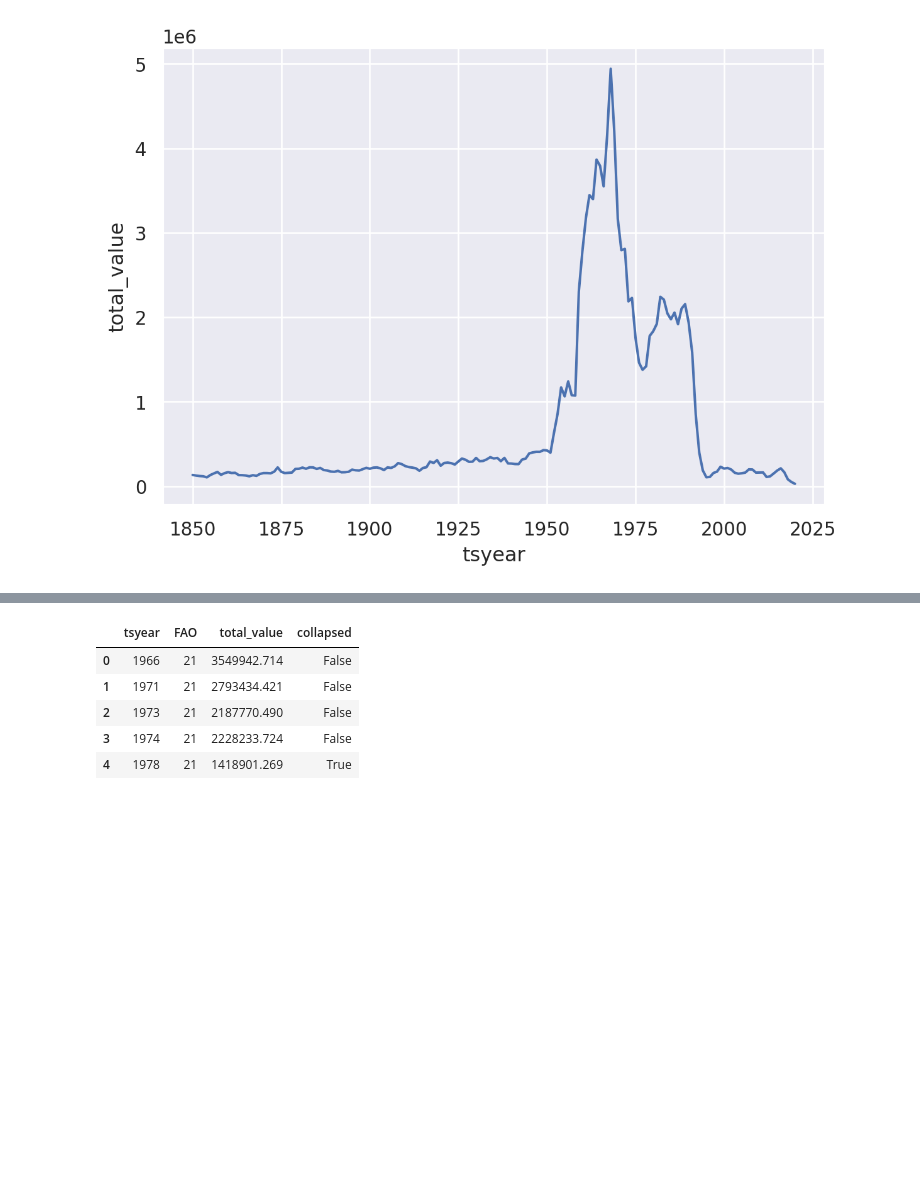
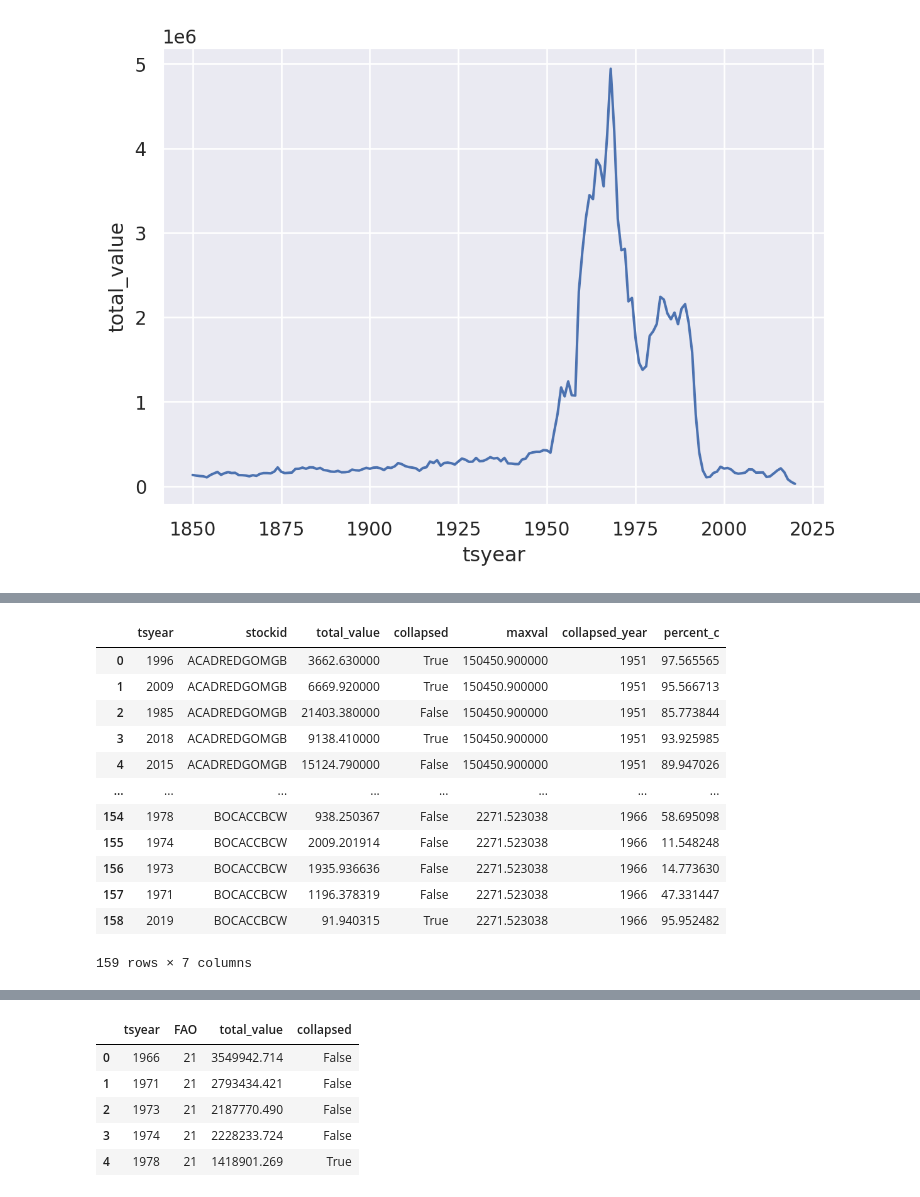
Before and after one commit to espm-288/fish-fishy-fish, a Jupyter notebook: notebook.ipynb, the cells around one changed output, grey strips where cells are left out. Drawn from its saved outputs; the diff is of its cells as text; code cells hidden in the pictures; blank space fills up the shorter version.

```diff
--- a/notebook.ipynb
+++ b/notebook.ipynb
@@ -147,0 +176,23 @@ cod_catch.select(_.region).distinct().execute()
+# %%
+fish_year_1 = (
+    fish_year
+    .join(max_year,"stockid")
+    .filter(_.tsyear > _.collapsed_year)
+    .mutate(percent_c = (1 - _.total_value/_.maxval)*100)
+    .filter(_.stockid.isin(["ACADREDGOMGB", "BLACKROCKCAL", "BOCACCBCW"])))
+
+fish_year_1.execute()
+# %% [output]
+|  | tsyear | stockid | total_value | collapsed | maxval | collapsed_year | percent_c |
+| 0 | 1996 | ACADREDGOMGB | 3662.630000 | True | 150450.900000 | 1951 | 97.565565 |
+| 1 | 2009 | ACADREDGOMGB | 6669.920000 | True | 150450.900000 | 1951 | 95.566713 |
+| 2 | 1985 | ACADREDGOMGB | 21403.380000 | False | 150450.900000 | 1951 | 85.773844 |
+| 3 | 2018 | ACADREDGOMGB | 9138.410000 | True | 150450.900000 | 1951 | 93.925985 |
+| 4 | 2015 | ACADREDGOMGB | 15124.790000 | False | 150450.900000 | 1951 | 89.947026 |
+| ... | ... | ... | ... | ... | ... | ... | ... |
+| 154 | 1978 | BOCACCBCW | 938.250367 | False | 2271.523038 | 1966 | 58.695098 |
+| 155 | 1974 | BOCACCBCW | 2009.201914 | False | 2271.523038 | 1966 | 11.548248 |
+| 156 | 1973 | BOCACCBCW | 1935.936636 | False | 2271.523038 | 1966 | 14.773630 |
+| 157 | 1971 | BOCACCBCW | 1196.378319 | False | 2271.523038 | 1966 | 47.331447 |
+| 158 | 2019 | BOCACCBCW | 91.940315 | True | 2271.523038 | 1966 | 95.952482 |
+159 rows × 7 columns
```
Also changed, not shown: parts of 6 cells of this notebook.
